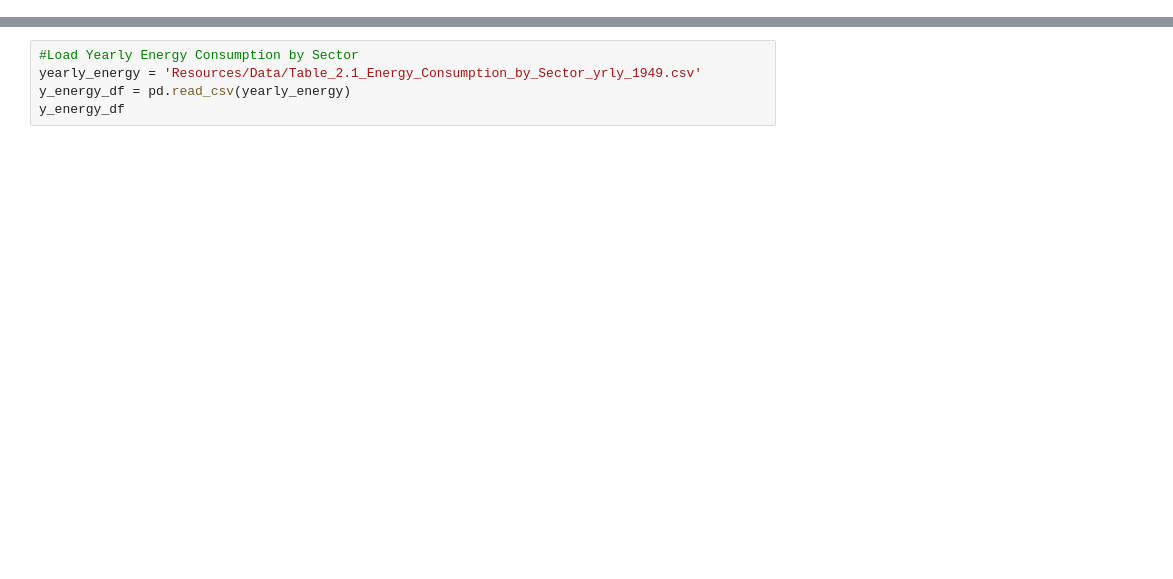
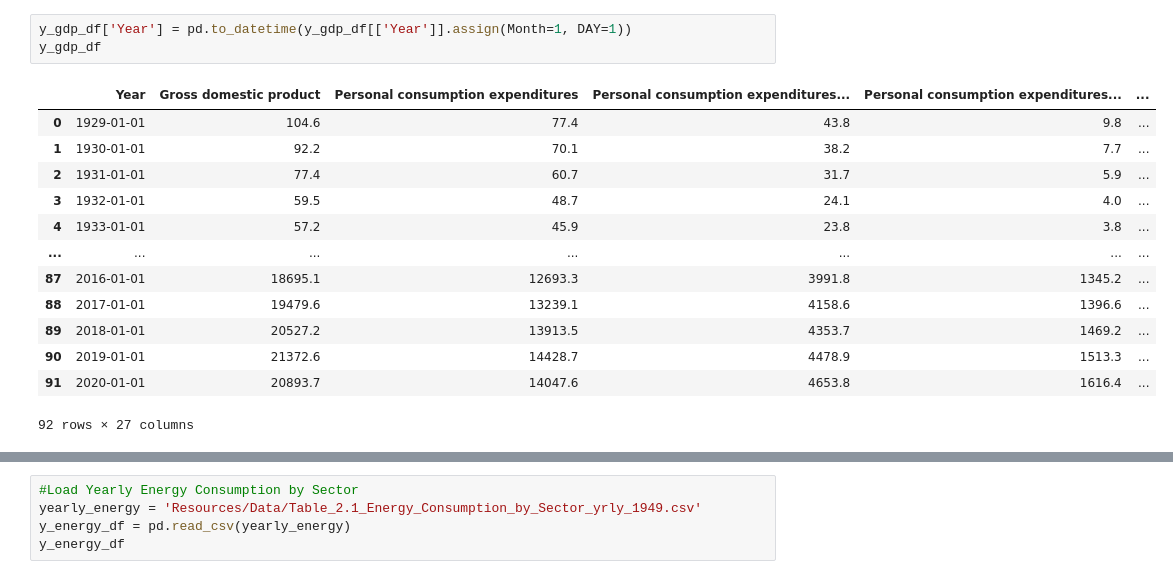
Before and after one commit to pudens4/Project_GDP_prediction, a Jupyter notebook: Time Series Analysis.ipynb, the cells around one changed output, grey strips where cells are left out. Drawn from its saved outputs; the diff is of its cells as text; blank space fills up the shorter version.

```diff
--- a/Time Series Analysis.ipynb
+++ b/Time Series Analysis.ipynb
@@ -44,0 +43,17 @@ y_gdp_df
+# %%
+y_gdp_df['Year'] = pd.to_datetime(y_gdp_df[['Year']].assign(Month=1, DAY=1))
+y_gdp_df
+# %% [output]
+|  | Year | Gross domestic product | Personal consumption expenditures | Personal consumption expenditures... | Personal consumption expenditures... | ... |
+| 0 | 1929-01-01 | 104.6 | 77.4 | 43.8 | 9.8 | ... |
+| 1 | 1930-01-01 | 92.2 | 70.1 | 38.2 | 7.7 | ... |
+| 2 | 1931-01-01 | 77.4 | 60.7 | 31.7 | 5.9 | ... |
+| 3 | 1932-01-01 | 59.5 | 48.7 | 24.1 | 4.0 | ... |
+| 4 | 1933-01-01 | 57.2 | 45.9 | 23.8 | 3.8 | ... |
+| ... | ... | ... | ... | ... | ... | ... |
+| 87 | 2016-01-01 | 18695.1 | 12693.3 | 3991.8 | 1345.2 | ... |
+| 88 | 2017-01-01 | 19479.6 | 13239.1 | 4158.6 | 1396.6 | ... |
+| 89 | 2018-01-01 | 20527.2 | 13913.5 | 4353.7 | 1469.2 | ... |
+| 90 | 2019-01-01 | 21372.6 | 14428.7 | 4478.9 | 1513.3 | ... |
+| 91 | 2020-01-01 | 20893.7 | 14047.6 | 4653.8 | 1616.4 | ... |
+92 rows × 27 columns
```
Also changed, not shown: parts of 16 cells of this notebook.
